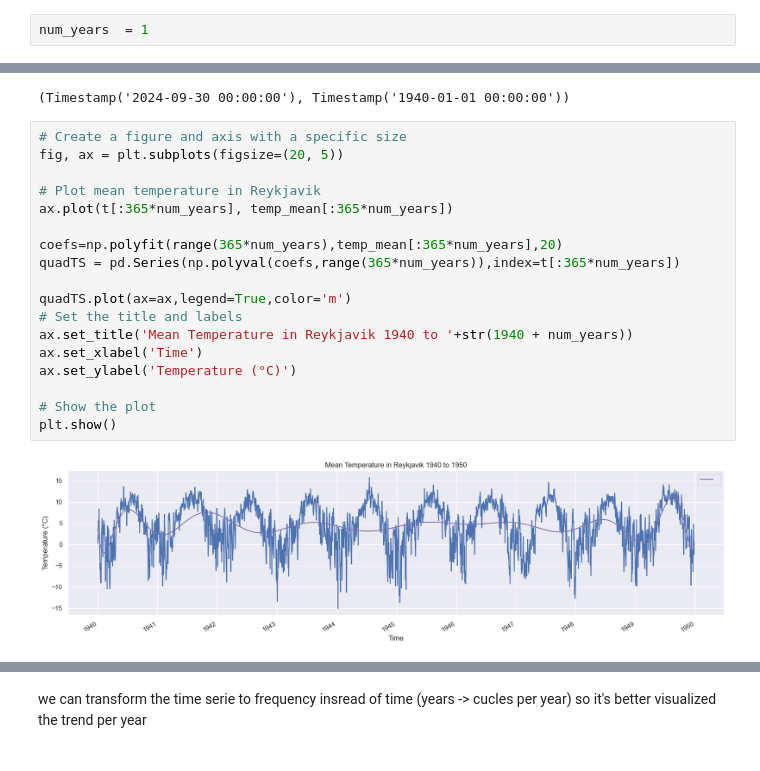
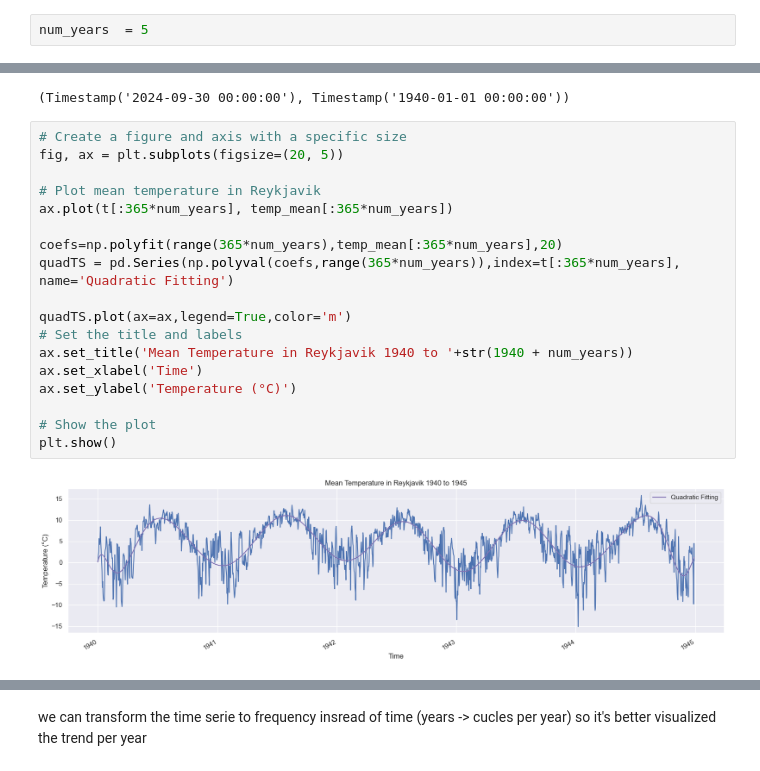
Before and after one commit to esmaailalbarazi/TimeSeriesProject, a Jupyter notebook: Project.ipynb, the cells around one changed output, grey strips where cells are left out. Drawn from its saved outputs; the diff is of its cells as text.

```diff
--- a/Project.ipynb
+++ b/Project.ipynb
@@ -12,7 +12,7 @@ import seaborn as sns
 # Set the style of seaborn for better looking plots
 sns.set()
 # %%
-num_years  = 1
+num_years  = 5
 # %% [markdown]
 import data
 # %%
@@ -52,20 +52,20 @@ t[-1],t[0]
 # %%
 # Create a figure and axis with a specific size
 fig, ax = plt.subplots(figsize=(20, 5))
 
 # Plot mean temperature in Reykjavik
 ax.plot(t[:365*num_years], temp_mean[:365*num_years])
 
 coefs=np.polyfit(range(365*num_years),temp_mean[:365*num_years],20)
-quadTS = pd.Series(np.polyval(coefs,range(365*num_years)),index=t[:365*num_years])
+quadTS = pd.Series(np.polyval(coefs,range(365*num_years)),index=t[:365*num_years], name='Quadratic Fitting')
 
 quadTS.plot(ax=ax,legend=True,color='m')
 # Set the title and labels
 ax.set_title('Mean Temperature in Reykjavik 1940 to '+str(1940 + num_years))
 ax.set_xlabel('Time')
 ax.set_ylabel('Temperature (°C)')
 
 # Show the plot
 plt.show()
 # %% [output]
-[figure, old version]
+[figure, new version]
```
Also changed, not shown: parts of 4 cells of this notebook.
